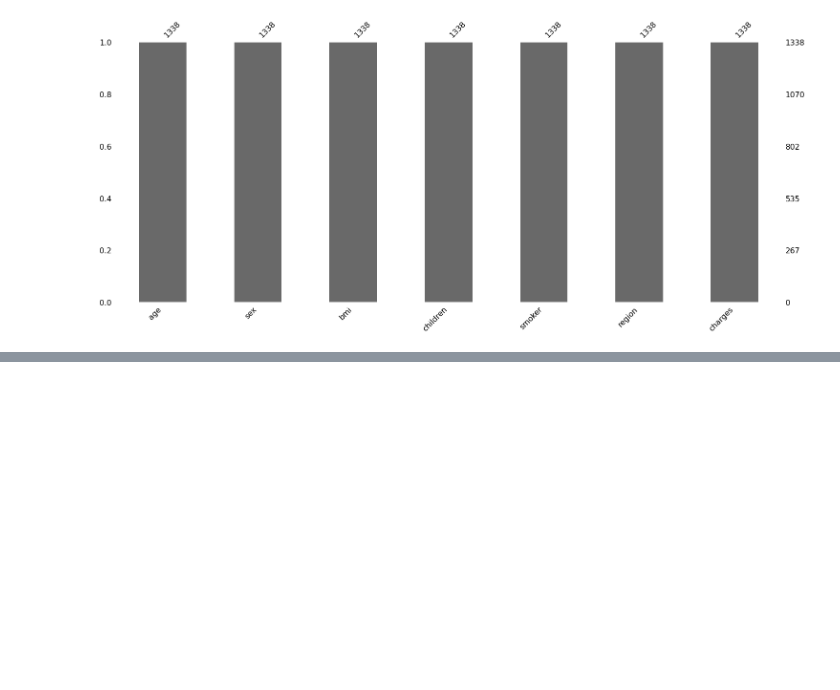
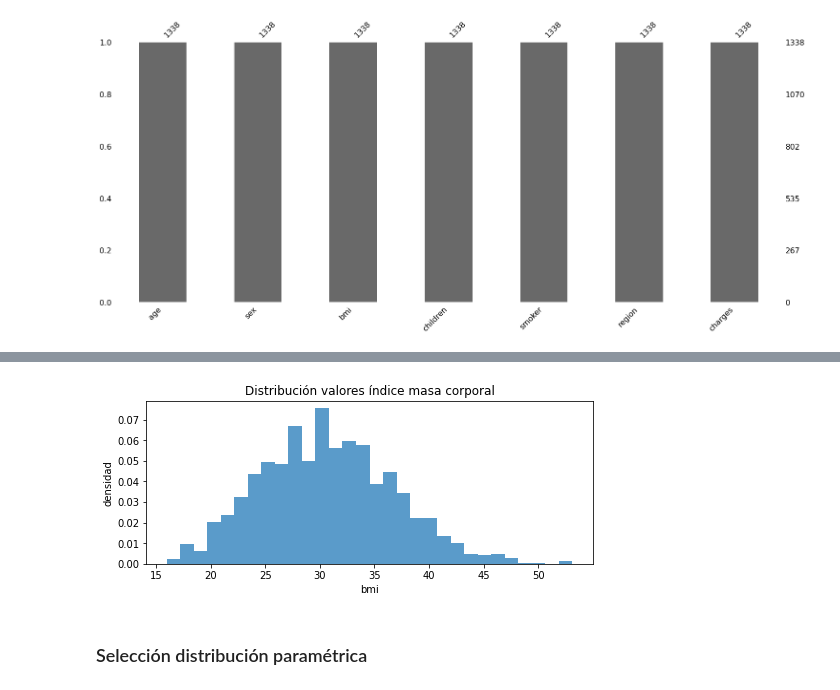
Before and after one commit to drmorales4/proyectoRegresion_BIM2, a Jupyter notebook: pruebaBimestral_medicalCostPersonal.ipynb, the cells around one changed output, grey strips where cells are left out. Saved outputs shown, nothing was run; the diff lists cells and outputs as text; code cells hidden in the pictures; blank space fills up the shorter version.

```diff
--- a/pruebaBimestral_medicalCostPersonal.ipynb
+++ b/pruebaBimestral_medicalCostPersonal.ipynb
@@ -187,0 +99,12 @@ msno.bar(data)
+# %%
+# Gráfico distribución
+# ==============================================================================
+fig, ax = plt.subplots(ncols=1, nrows=1, figsize=(8, 3))
+ax.hist(data.bmi, bins=30, density=True, color='#3182bd', alpha=0.8)
+ax.set_title('Distribución valores índice masa corporal')
+ax.set_xlabel('bmi')
+ax.set_ylabel('densidad');
+# %% [output]
+[figure, added]
+# %% [markdown]
+### Selección distribución paramétrica
```
Also changed, not shown: parts of 44 cells of this notebook.
